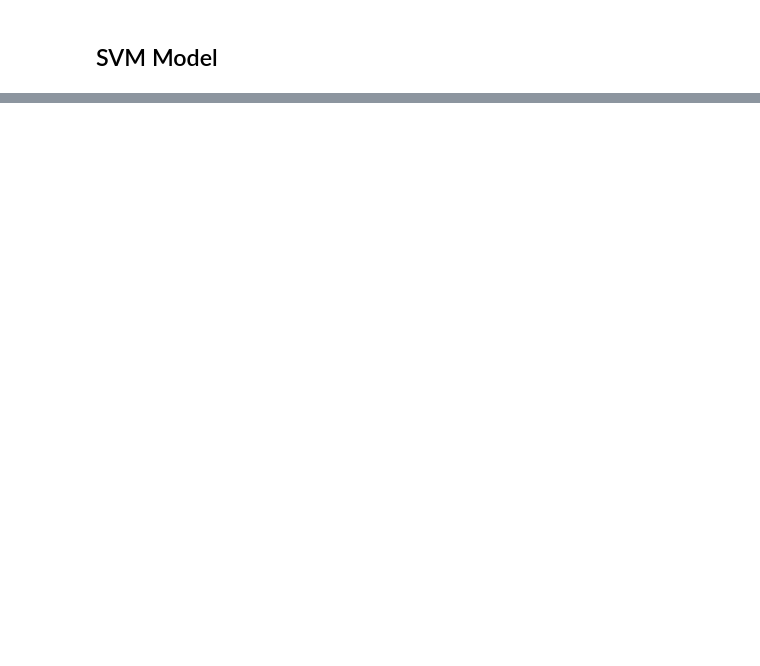
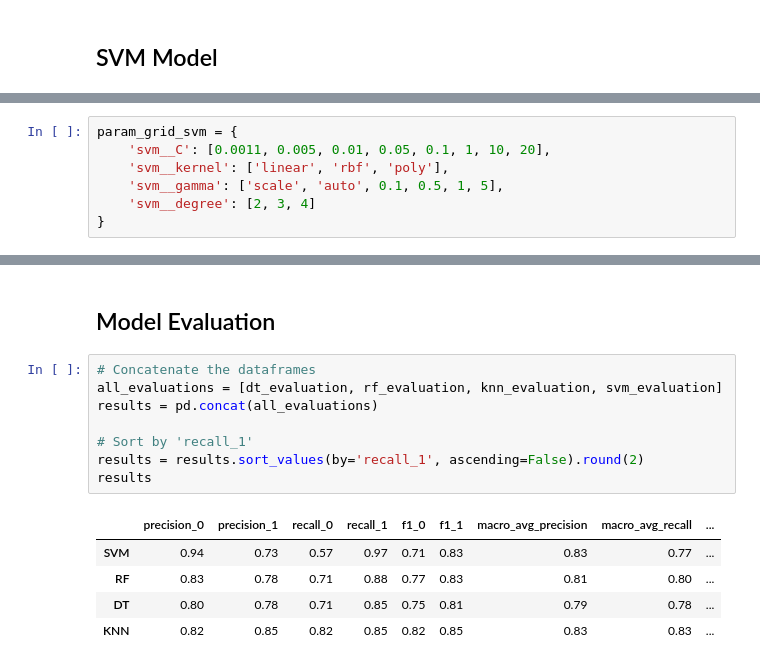
Before and after one commit to aaviix/HEART-DISEASES-PREDICTION-MACHINE-LEARNING-, a Jupyter notebook: heart-disease-prediction.ipynb, the cells around one changed output, grey strips where cells are left out. Cells and saved outputs as stored; diff of their text form; blank space fills up the shorter version.

```diff
--- a/heart-disease-prediction.ipynb
+++ b/heart-disease-prediction.ipynb
@@ -472,0 +666,7 @@ plt.show()
+# %%
+param_grid_svm = {
+    'svm__C': [0.0011, 0.005, 0.01, 0.05, 0.1, 1, 10, 20],
+    'svm__kernel': ['linear', 'rbf', 'poly'],
+    'svm__gamma': ['scale', 'auto', 0.1, 0.5, 1, 5],
+    'svm__degree': [2, 3, 4]
+}
@@ -472,0 +710,16 @@ plt.show()
+# %% [markdown]
+## Model Evaluation
+# %%
+# Concatenate the dataframes
+all_evaluations = [dt_evaluation, rf_evaluation, knn_evaluation, svm_evaluation]
+results = pd.concat(all_evaluations)
+
+# Sort by 'recall_1'
+results = results.sort_values(by='recall_1', ascending=False).round(2)
+results
+# %% [output]
+|  | precision_0 | precision_1 | recall_0 | recall_1 | f1_0 | f1_1 | macro_avg_precision | macro_avg_recall | ... |
+| SVM | 0.94 | 0.73 | 0.57 | 0.97 | 0.71 | 0.83 | 0.83 | 0.77 | ... |
+| RF | 0.83 | 0.78 | 0.71 | 0.88 | 0.77 | 0.83 | 0.81 | 0.80 | ... |
+| DT | 0.80 | 0.78 | 0.71 | 0.85 | 0.75 | 0.81 | 0.79 | 0.78 | ... |
+| KNN | 0.82 | 0.85 | 0.82 | 0.85 | 0.82 | 0.85 | 0.83 | 0.83 | ... |
```
Also changed, not shown: parts of 38 cells of this notebook.
